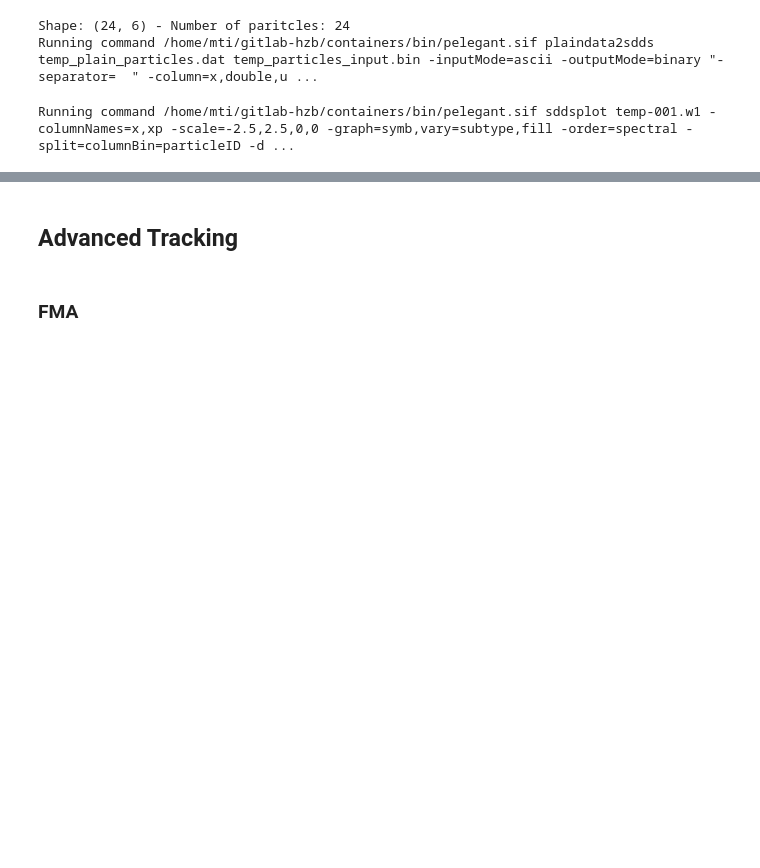
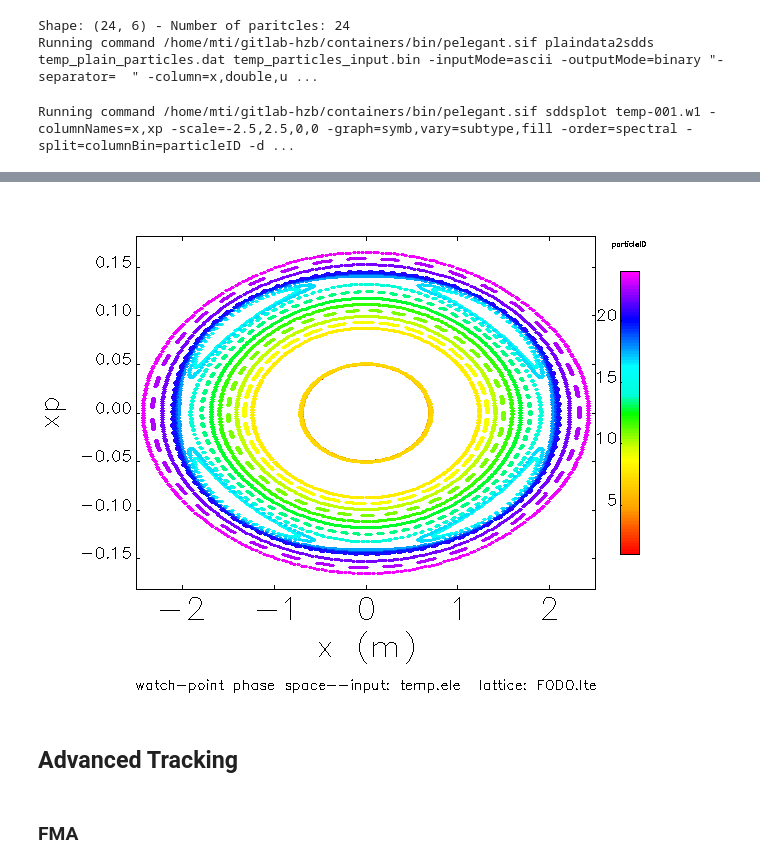
Before and after one commit to tomerten/PyElegantSDDS, a Jupyter notebook: docs/notebook/Tutorial_ElegantRun.ipynb, the cells around one changed output, grey strips where cells are left out. Saved outputs shown, nothing was run; the diff lists cells and outputs as text; code cells hidden in the pictures; blank space fills up the shorter version.

```diff
--- a/docs/notebook/Tutorial_ElegantRun.ipynb
+++ b/docs/notebook/Tutorial_ElegantRun.ipynb
@@ -333,3 +387,7 @@ Running command /home/mti/gitlab-hzb/containers/bin/pelegant.sif sddsplot temp-0
+# %%
+Image(filename="FODO_island.png")
+# %% [output]
+[figure, added]
 # %% [markdown]
 ## Advanced Tracking
 # %% [markdown]
```
Also changed, not shown: parts of 70 cells of this notebook, 24 other files.
